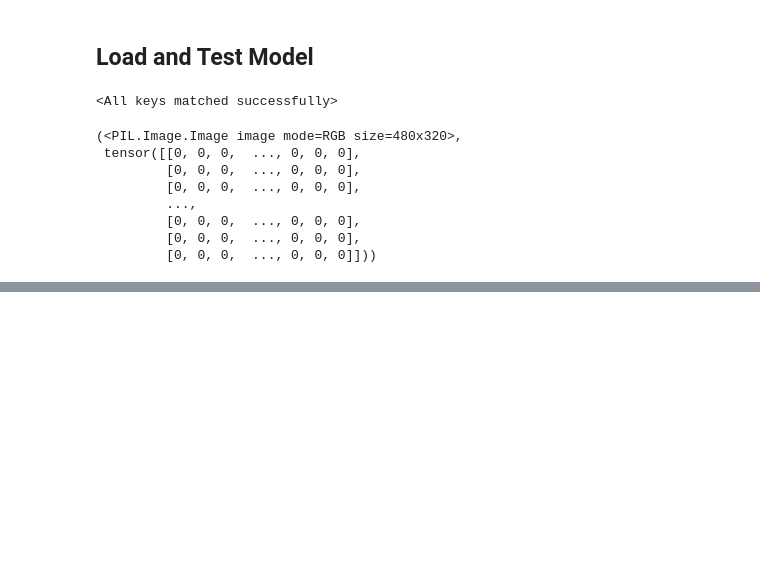
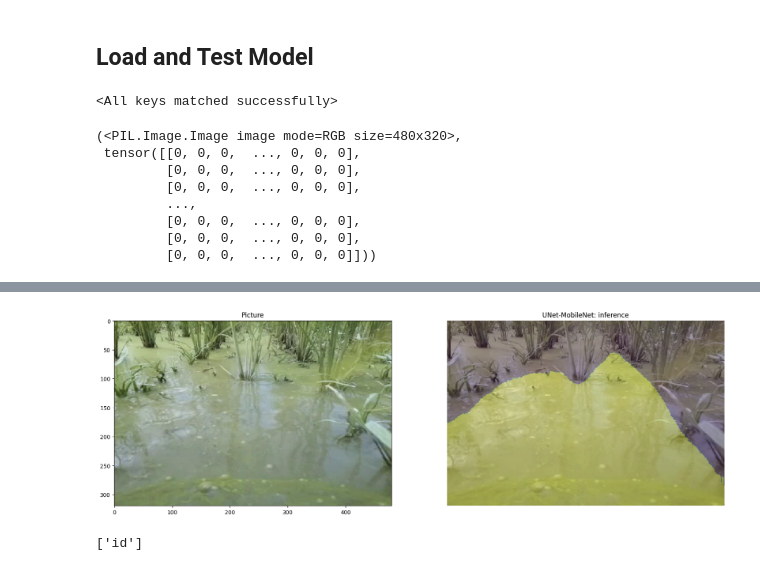
Before and after one commit to Kentaro-Machida/oyone_waterlane_detection, a Jupyter notebook: src/UNet.ipynb, the cells around one changed output, grey strips where cells are left out. Cells and saved outputs as stored; diff of their text form; code cells hidden in the pictures; blank space fills up the shorter version.

```diff
--- a/src/UNet.ipynb
+++ b/src/UNet.ipynb
@@ -597,0 +645,32 @@ ax3.set_axis_off()
+# %%
+def predict_image_mask(model, image, mean=[0.485, 0.456, 0.406], std=[0.229, 0.224, 0.225]):
+    model.eval()
+    t = T.Compose([T.ToTensor(), T.Normalize(mean, std)])
+    image = t(image)
+    model.to(device); image=image.to(device)
+    with torch.no_grad():
+
+        image = image.unsqueeze(0)  # 3D tensor -> 4D tensor
+
+        output = model(image)
+        masked = torch.argmax(output, dim=1)
+        masked = masked.cpu().squeeze(0)
+    return masked
+# %%
+id = 0
+image = test_set[id]
+pred_mask = predict_image_mask(model, image)
+fig, (ax1, ax2) = plt.subplots(1,2, figsize=(20,10))
+ax1.imshow(image)
+ax1.set_title('Picture')
+
+ax2.imshow(image)
+ax2.imshow(pred_mask, alpha=0.3)
+ax2.set_title('UNet-MobileNet: inference')
+ax2.set_axis_off()
+# %% [output]
+[figure, added]
+# %%
+list(df_test.iloc[0:])
+# %% [output]
+['id']
```
Also changed, not shown: parts of 7 cells of this notebook, 29 other files.
